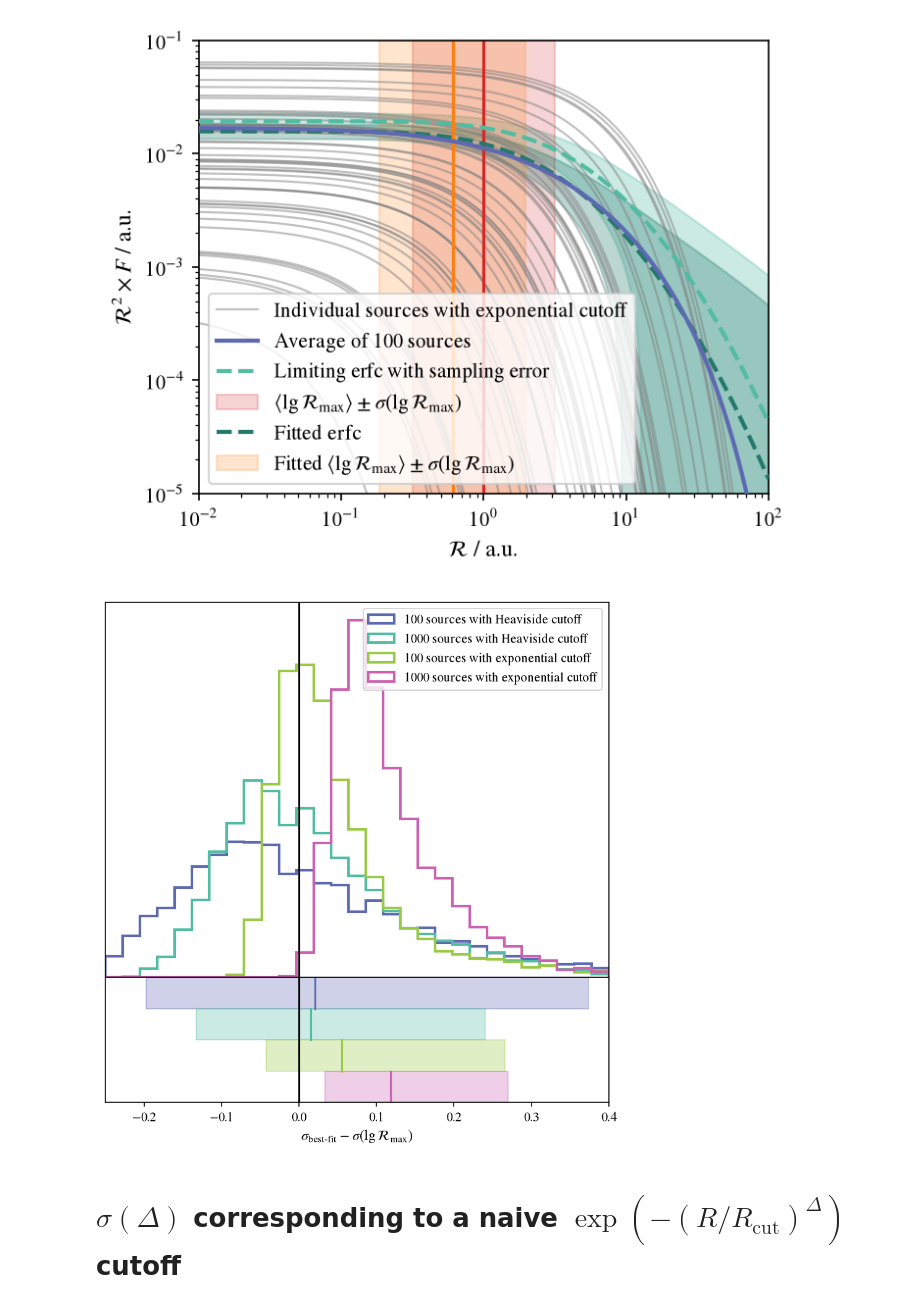
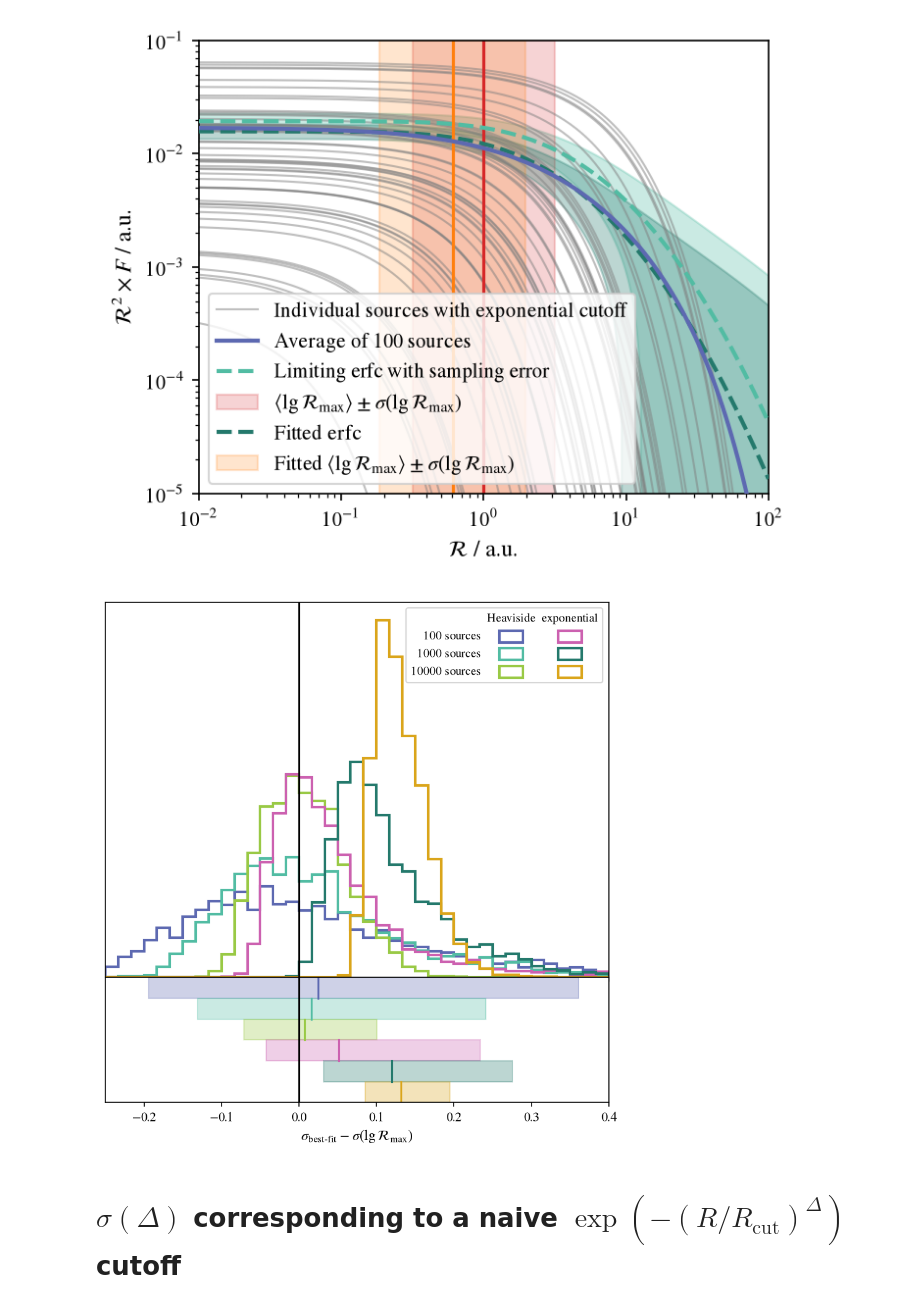
Before and after one commit to nj-vs-vh/EVA, a Jupyter notebook: notebooks/population_cutoff.ipynb, the cells around one changed output. Saved outputs shown, nothing was run; the diff lists cells and outputs as text; code cells hidden in the pictures.

```diff
--- a/notebooks/population_cutoff.ipynb
+++ b/notebooks/population_cutoff.ipynb
@@ -294,13 +294,13 @@ mu = np.log10(mean_R_max)
 sigma = sigma_lgR_max
 
 R_grid = np.geomspace(1e-2, 1e2, 300)
-n_MC = 5000
+n_MC = 3000
 
 sigma_samples: list[tuple[int, str, list[float]]] = []
 
 for (single_source_spec, single_source_spec_name), n_sources in itertools.product(
     zip((single_source_heaviside, single_source_exp), ("Heaviside", "exponential")),
-    (100, 1000),
+    (100, 1000, 10_000),
 ):
     sigma_sample = []
     for _ in trange(n_MC):
@@ -320,45 +320,47 @@ for (single_source_spec, single_source_spec_name), n_sources in itertools.produc
     sigma_samples.append((n_sources, single_source_spec_name, sigma_sample))
 # %%
 from collections.abc import Sequence
+from matrix_legend import matrix_legend
 
 fig, axes = plt.subplots(nrows=2, figsize=(7, 7), sharex=True, height_ratios=[3, 1])
 axes: Sequence[Axes]
 
-bins = np.linspace(-0.25, 0.4, 30)
+bins = np.linspace(-0.25, 0.4, 40)
 
 total_cases = len(sigma_samples)
 for i, (n_sources, sss, sigma_sample) in enumerate(sigma_samples):
     color = CARTO_VIVID(i + 1)
     sigma_sample = [s - sigma for s in sigma_sample]
     axes[0].hist(
         sigma_sample,
         bins=bins,
-        label=f"{n_sources} sources with {sss} cutoff",
+        label=f"{n_sources} sources | {sss}",
         lw=2,
         histtype="step",
         color=color,
     )
     axes[1].axvline(
         np.mean(sigma_sample), color=color, ymin=1 - i / total_cases, ymax=1 - (i + 1) / total_cases
     )
     axes[1].axvspan(
         xmin=np.quantile(sigma_sample, q=0.05),
         xmax=np.quantile(sigma_sample, q=0.95),
         color=color,
         ymin=1 - i / total_cases,
         ymax=1 - (i + 1) / total_cases,
         alpha=0.3,
     )
 
 for ax in axes:
     ax.axvline(0.0, color="k")
     ax.set_yticks([])
 axes[1].set_xlabel("$\\sigma_\\text{best-fit} - \\sigma(\\lg \\mathcal{R}_\\text{max})$")
 axes[0].set_xlim(bins[0], bins[-1])
 axes[0].legend()
+matrix_legend(axes[0], fontsize="small")
 fig.subplots_adjust(hspace=0.0)
 # %% [output]
-[figure, old version]
+[figure, new version]
 # %% [markdown]
 # $\sigma(\Delta)$ corresponding to a naive $\exp(-(R/R_\text{cut})^\Delta)$ cutoff
 # %%
```
